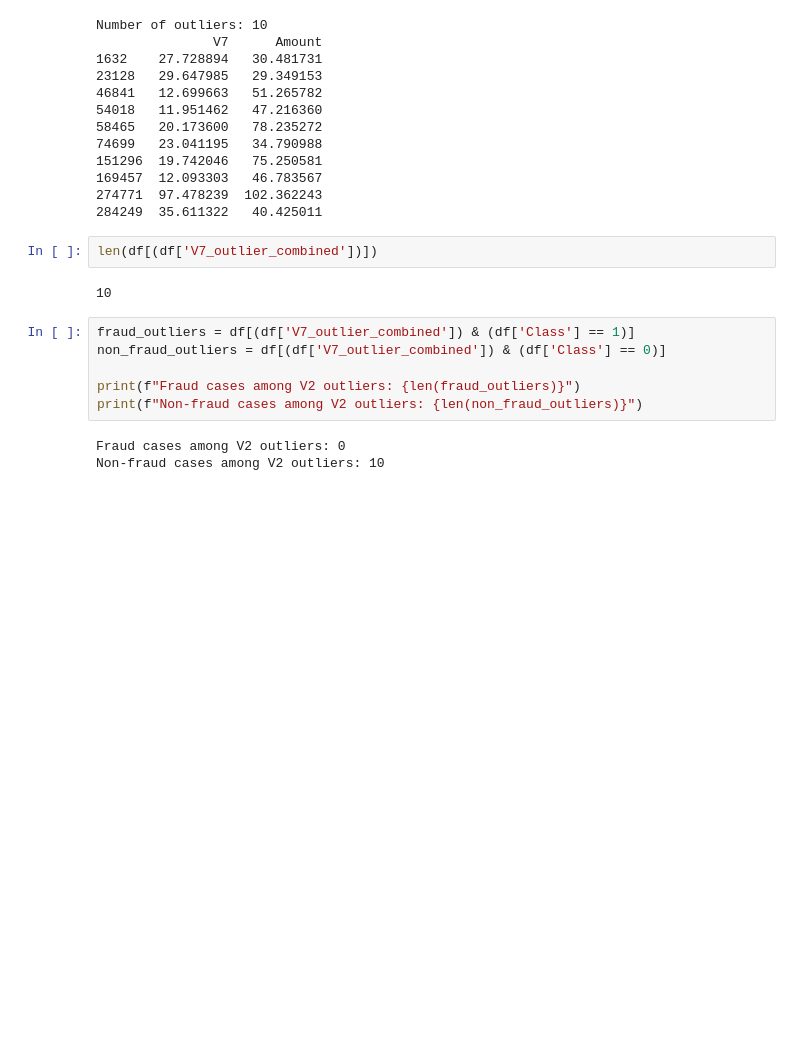
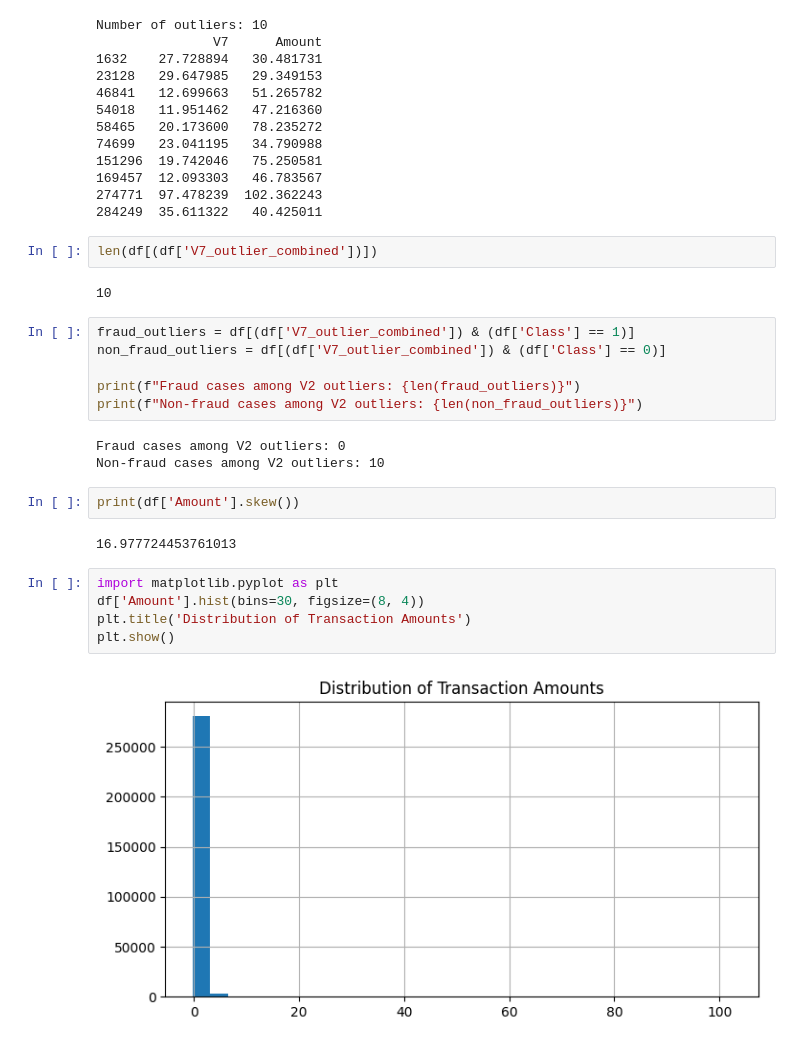
Before and after one commit to AmrutaKoshe/Real_Time_Fraud_Detection, a Jupyter notebook: notebooks/credit_card_fraud.ipynb, the cells around one changed output. Saved outputs shown, nothing was run; the diff lists cells and outputs as text; blank space fills up the shorter version.

```diff
--- a/notebooks/credit_card_fraud.ipynb
+++ b/notebooks/credit_card_fraud.ipynb
@@ -425,3 +411,14 @@ print(f"Non-fraud cases among V2 outliers: {len(non_fraud_outliers)}")
 # %% [output]
 Fraud cases among V2 outliers: 0
 Non-fraud cases among V2 outliers: 10
+# %%
+print(df['Amount'].skew())
+# %% [output]
+16.977724453761013
+# %%
+import matplotlib.pyplot as plt
+df['Amount'].hist(bins=30, figsize=(8, 4))
+plt.title('Distribution of Transaction Amounts')
+plt.show()
+# %% [output]
+[figure, added]
```
Also changed, not shown: parts of 30 cells of this notebook, 2 other files.
